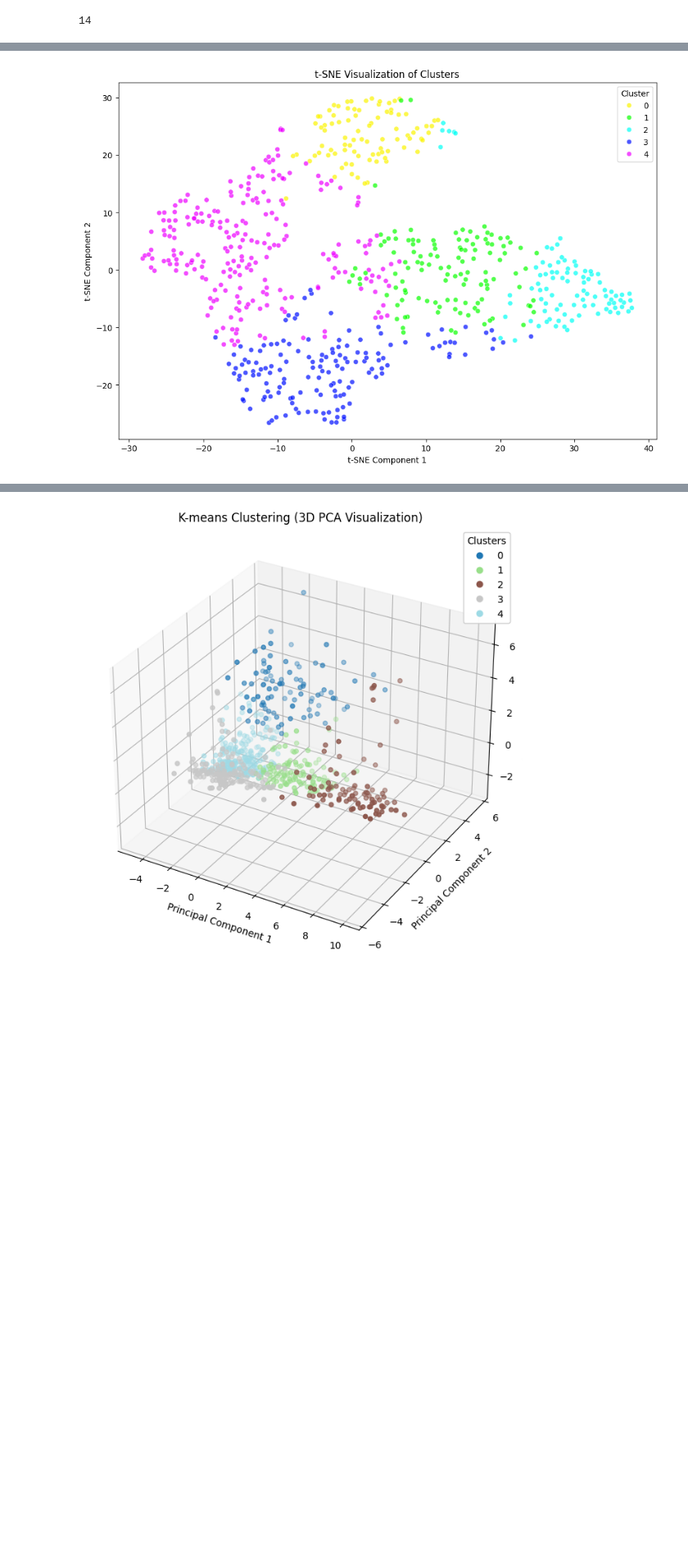
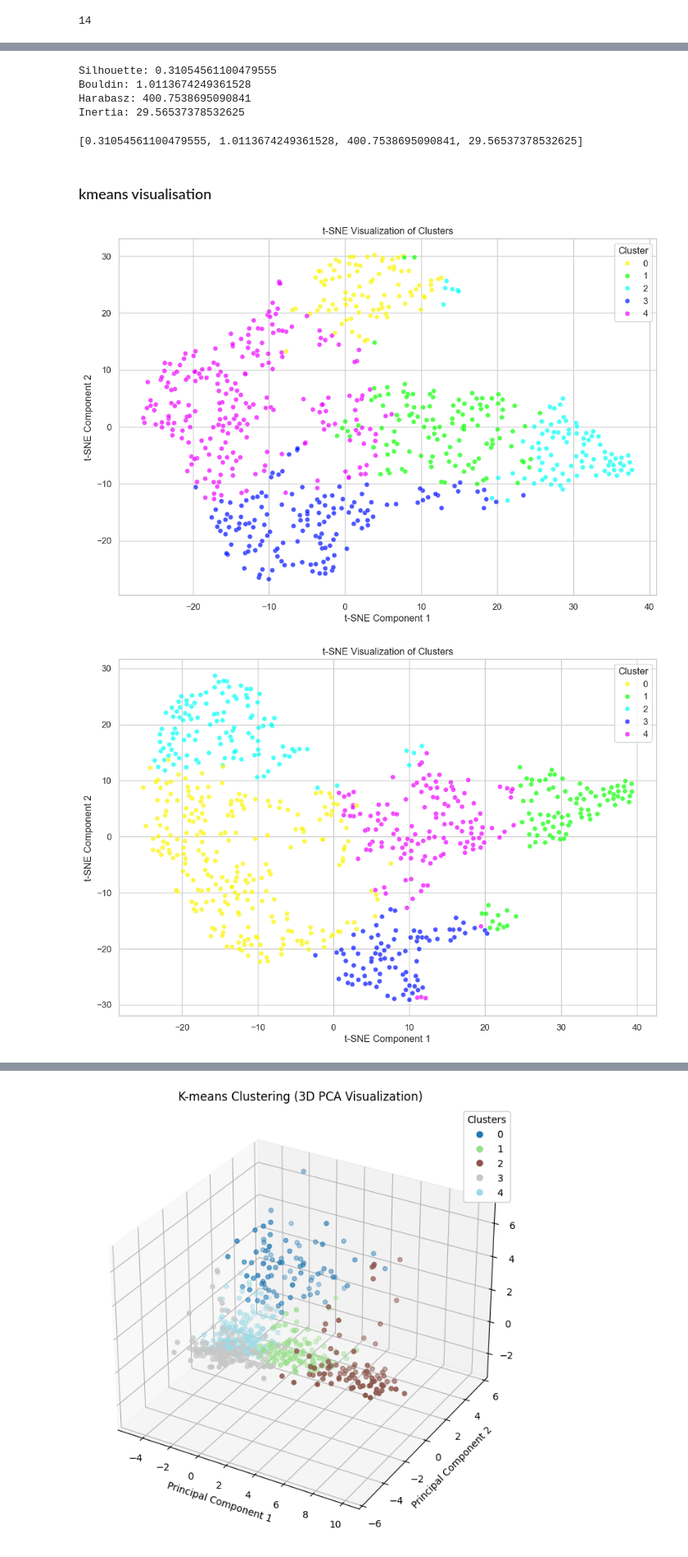
Before and after one commit to nataliachoszczyk/spotify-songs-clustering, a Jupyter notebook: Advanced_modelling_KM3/modelling.ipynb, the cells around one changed output, grey strips where cells are left out. Shown at 82% size. Cells and saved outputs as stored; diff of their text form; code cells hidden in the pictures; blank space fills up the shorter version.

Commit message:
upgrade kmeans

```diff
--- a/Advanced_modelling_KM3/modelling.ipynb
+++ b/Advanced_modelling_KM3/modelling.ipynb
@@ -186,9 +186,7 @@ def preprocess_data(df):
     #df.drop(columns='key',axis='columns',inplace=True)
 
 
-    #PCA Transformation with 5 components
-    pca = PCA(n_components=5)
-    df = pd.DataFrame(pca.fit_transform(df))
+
 
     return df
 # %%
@@ -282,0 +285,14 @@ df.head(10)
+# %%
+x = df.copy()
+scaler = StandardScaler()
+
+x = scaler.fit_transform(x)
+model = PCA(n_components=12)
+model.fit(x)
+
+features = range(model.n_components_)
+plt.bar(features, model.explained_variance_ratio_)
+plt.xlabel('PCA feature')
+plt.ylabel('Variance')
+plt.xticks(features)
+plt.show()
@@ -370,7 +445,12 @@ def metrics(df,model):
     silhouette = silhouette_score(df,clusters)
     bouldin = davies_bouldin_score(df,clusters)
     harabasz = calinski_harabasz_score(df,clusters)
-    return [silhouette, bouldin, harabasz]
+    inertia = model.inertia_
+    print(f'Silhouette: {silhouette}')
+    print(f'Bouldin: {bouldin}')
+    print(f'Harabasz: {harabasz}')
+    print(f'Inertia: {inertia}')
+    return [silhouette, bouldin, harabasz, inertia]
 # %% [markdown]
 # Hyperparameter tuning
 # %% [markdown]
@@ -441,9 +563,28 @@ plt.show()
+# %%
+df_normalized = df.copy()
+scaler = Normalizer()
+kmeans = KMeans(n_clusters = 5,random_state=14)
+df_normalized = pd.DataFrame(scaler.fit_transform(x))
+
+metrics(df_normalized,kmeans)
+# %% [output]
+Silhouette: 0.31054561100479555
+Bouldin: 1.0113674249361528
+Harabasz: 400.7538695090841
+Inertia: 29.56537378532625
+[0.31054561100479555, 1.0113674249361528, 400.7538695090841, 29.56537378532625]
+# %% [markdown]
+### kmeans visualisation
 # %%
 kmeans = KMeans(n_clusters=5, init='k-means++', random_state=14)
 clusters = kmeans.fit_predict(df)
 tsne_visualization(df,clusters)
+
+clusters = kmeans.fit_predict(df_normalized)
+tsne_visualization(df_normalized,clusters)
 # %% [output]
-[figure, old version]
+[figure, new version]
+[figure, added]
 # %%
 pca_visualization(df,clusters)
 # %% [output]
```
Also changed, not shown: parts of 31 cells of this notebook, 1 other file.
